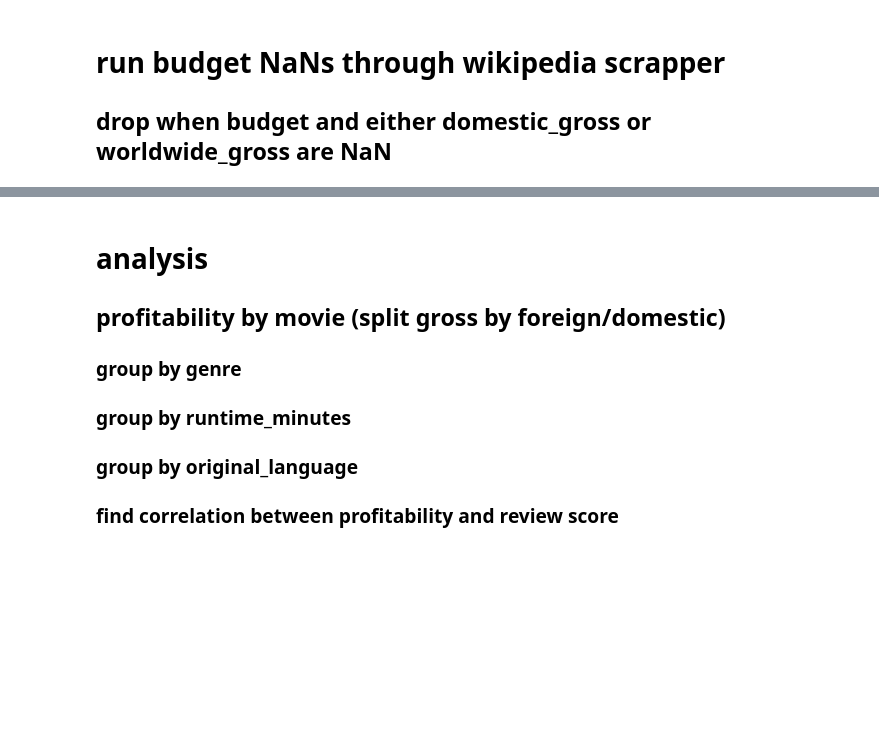
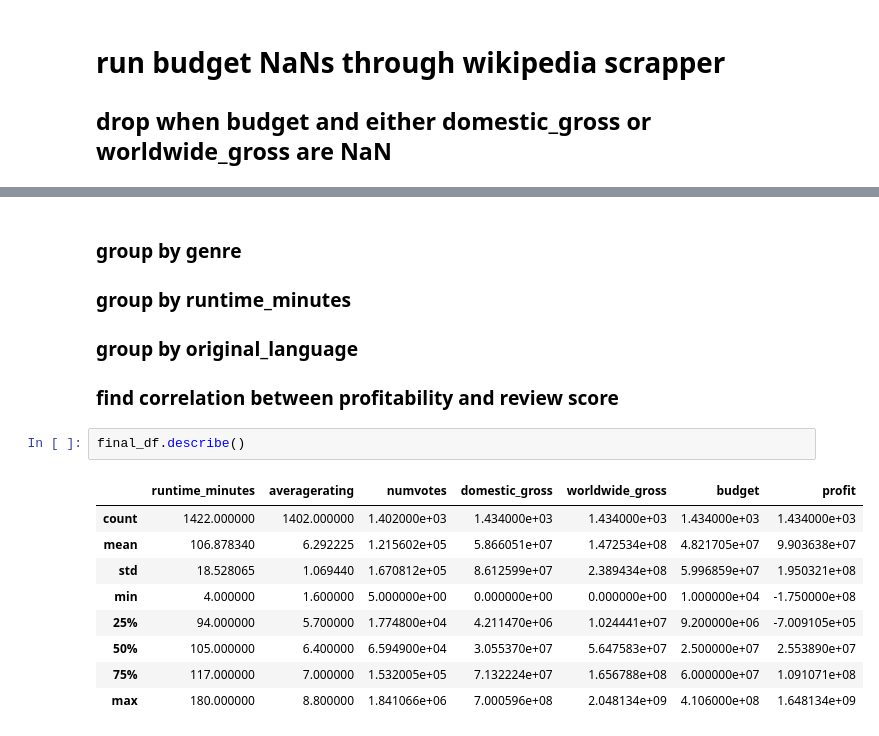
Before and after one commit to stone-ericm/flatiron_phase1_project, a Jupyter notebook: Untitled.ipynb, the cells around one changed output, grey strips where cells are left out. Drawn from its saved outputs; the diff is of its cells as text; blank space fills up the shorter version.

```diff
--- a/Untitled.ipynb
+++ b/Untitled.ipynb
@@ -701,7 +785,17 @@ final_df.head()
 # %% [markdown]
-# analysis
-## profitability by movie (split gross by foreign/domestic)
 ### group by genre
 ### group by runtime_minutes
 ### group by original_language
 ### find correlation between profitability and review score
+# %%
+final_df.describe()
+# %% [output]
+|  | runtime_minutes | averagerating | numvotes | domestic_gross | worldwide_gross | budget | profit |
+| count | 1422.000000 | 1402.000000 | 1.402000e+03 | 1.434000e+03 | 1.434000e+03 | 1.434000e+03 | 1.434000e+03 |
+| mean | 106.878340 | 6.292225 | 1.215602e+05 | 5.866051e+07 | 1.472534e+08 | 4.821705e+07 | 9.903638e+07 |
+| std | 18.528065 | 1.069440 | 1.670812e+05 | 8.612599e+07 | 2.389434e+08 | 5.996859e+07 | 1.950321e+08 |
+| min | 4.000000 | 1.600000 | 5.000000e+00 | 0.000000e+00 | 0.000000e+00 | 1.000000e+04 | -1.750000e+08 |
+| 25% | 94.000000 | 5.700000 | 1.774800e+04 | 4.211470e+06 | 1.024441e+07 | 9.200000e+06 | -7.009105e+05 |
+| 50% | 105.000000 | 6.400000 | 6.594900e+04 | 3.055370e+07 | 5.647583e+07 | 2.500000e+07 | 2.553890e+07 |
+| 75% | 117.000000 | 7.000000 | 1.532005e+05 | 7.132224e+07 | 1.656788e+08 | 6.000000e+07 | 1.091071e+08 |
+| max | 180.000000 | 8.800000 | 1.841066e+06 | 7.000596e+08 | 2.048134e+09 | 4.106000e+08 | 1.648134e+09 |
```
Also changed, not shown: parts of 31 cells of this notebook, 1 other file.
